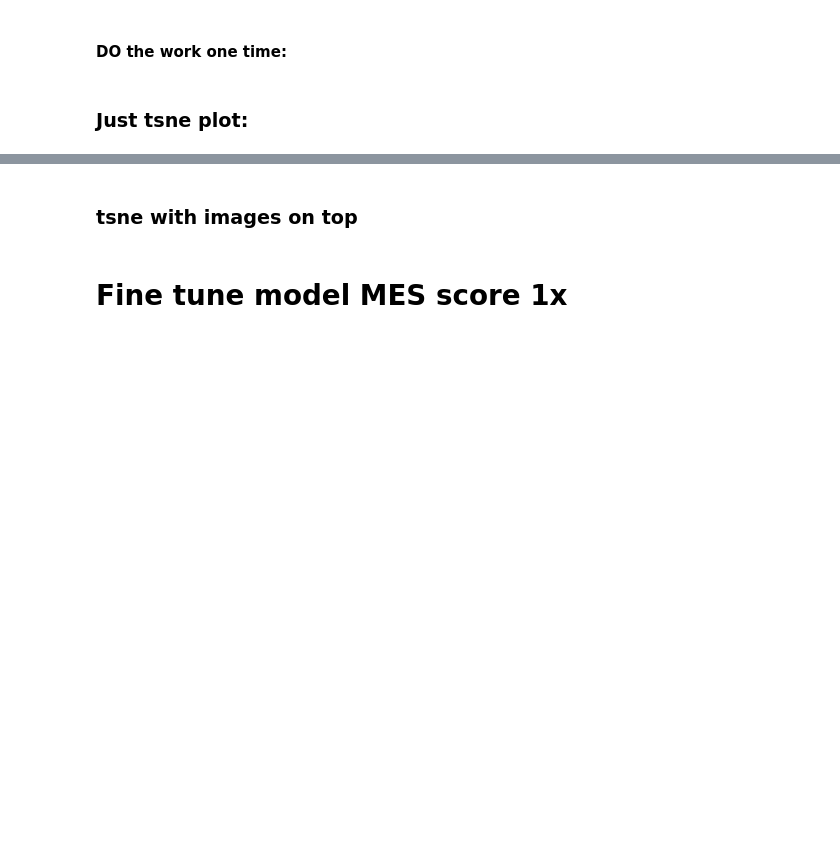
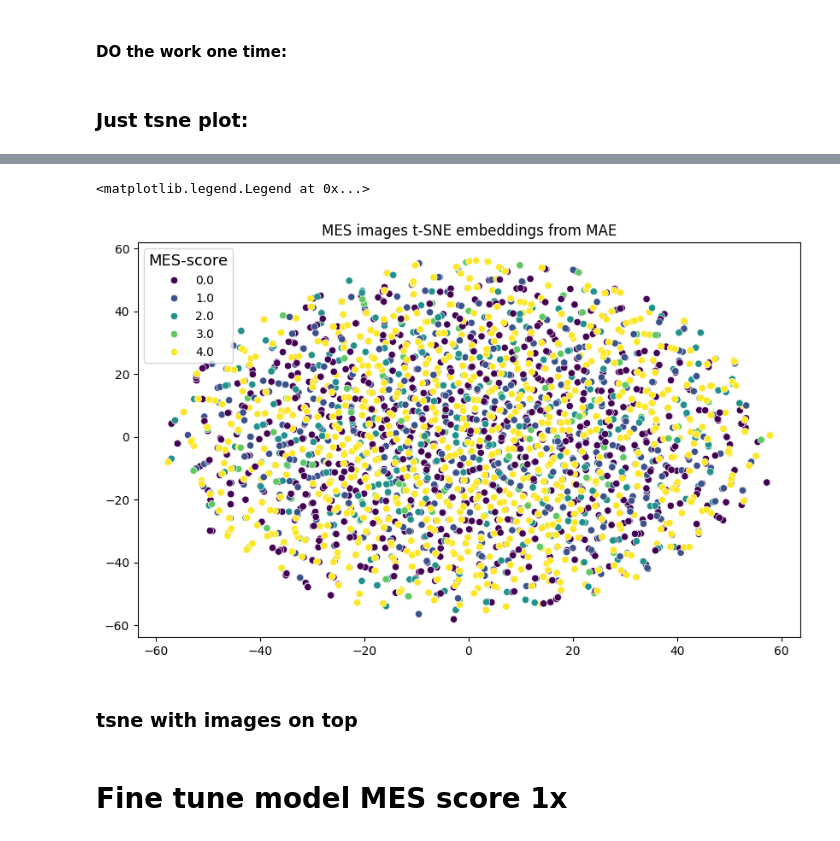
Before and after one commit to alexandermittet/BA, a Jupyter notebook: w_notebook7_auto_3_shot.ipynb, the cells around one changed output, grey strips where cells are left out. Cells and saved outputs as stored; diff of their text form; code cells hidden in the pictures; blank space fills up the shorter version.

Commit message:
tsne plotting

```diff
--- a/w_notebook7_auto_3_shot.ipynb
+++ b/w_notebook7_auto_3_shot.ipynb
@@ -560,3 +612,15 @@ if False:# Plot the 2D embedding
+# %%
+#PLOT
+import seaborn as sns
+import matplotlib.pyplot as plt
+plt.figure(figsize=(10, 6))
+sns.scatterplot(x=embeddings[:, 0], y=embeddings[:, 1], hue=df['score'], palette='viridis')
+plt.title('MES images t-SNE embeddings from MAE')
+plt.legend(title='MES-score', title_fontsize='13')
+plt.savefig(f"plots/tsne/mes/t-sne_all.png")
+# %% [output]
+<matplotlib.legend.Legend at 0x...>
+[figure, added]
 # %% [markdown]
 ### tsne with images on top
 # %%
```
Also changed, not shown: parts of 10 cells of this notebook.
